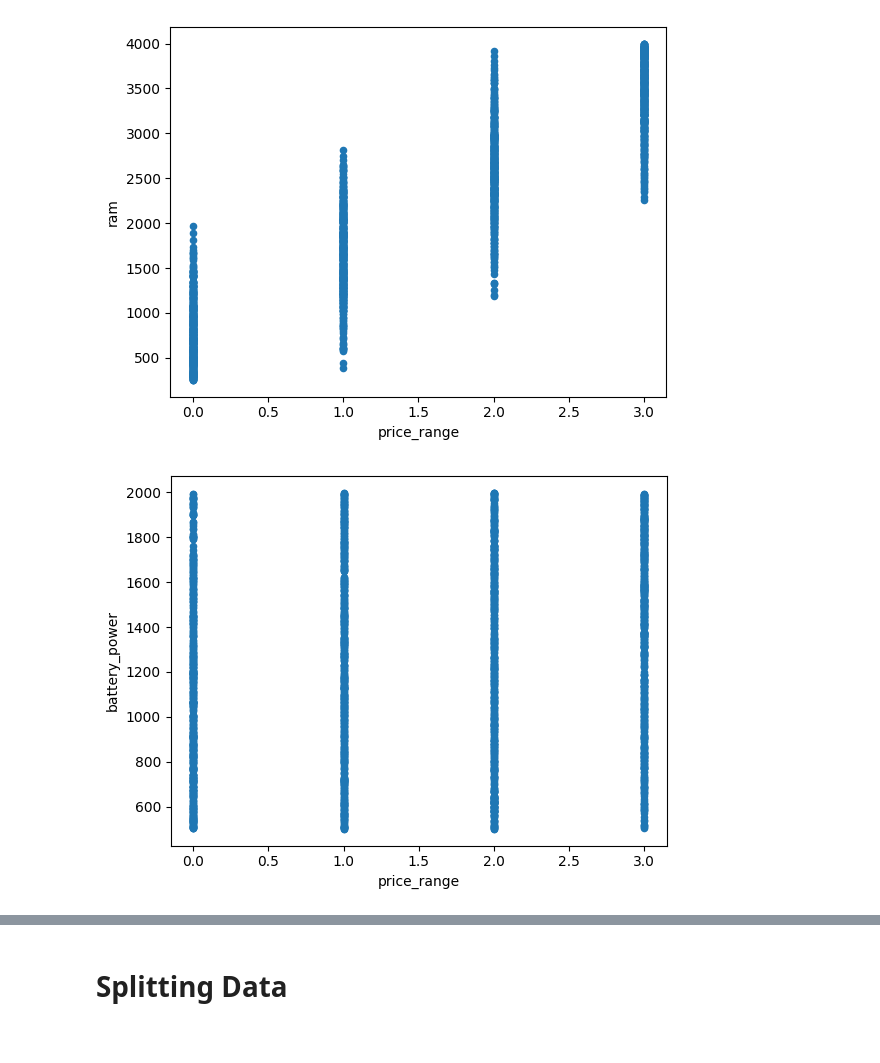
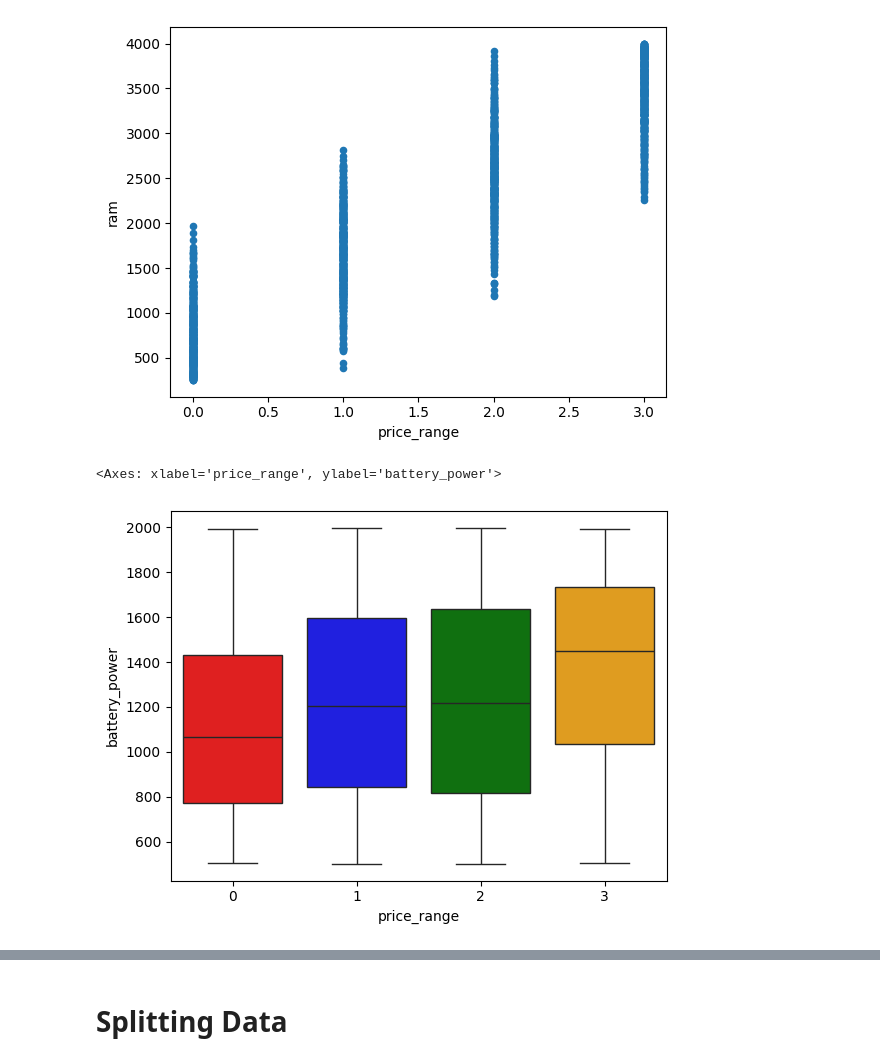
Before and after one commit to HEMANTHKUMARANNAM/ML-PHONE-PRICE-PREDICTION, a Jupyter notebook: Mobile_Price_Prediction.ipynb, the cells around one changed output, grey strips where cells are left out. Cells and saved outputs as stored; diff of their text form; code cells hidden in the pictures.

```diff
--- a/Mobile_Price_Prediction.ipynb
+++ b/Mobile_Price_Prediction.ipynb
@@ -65,8 +71,12 @@ df.plot(x = 'price_range', y = 'ram', kind = 'scatter')
 plt.show()
 # %% [output]
 [figure]
-# %%
-df.plot(x = 'price_range', y = 'battery_power', kind = 'scatter')
-plt.show()
-# %% [output]
-[figure, removed]
+# %%
+# Define color palette for different price ranges
+palette = {'0': 'red', '1' : 'blue', '2' : 'green', '3' : 'orange'}
+
+# Create boxplot with custom palette
+sns.boxplot(x="price_range", y="battery_power", data=df, palette=palette)
+# %% [output]
+<Axes: xlabel='price_range', ylabel='battery_power'>
+[figure, added]
```
Also changed, not shown: parts of 6 cells of this notebook, 4 other files.
